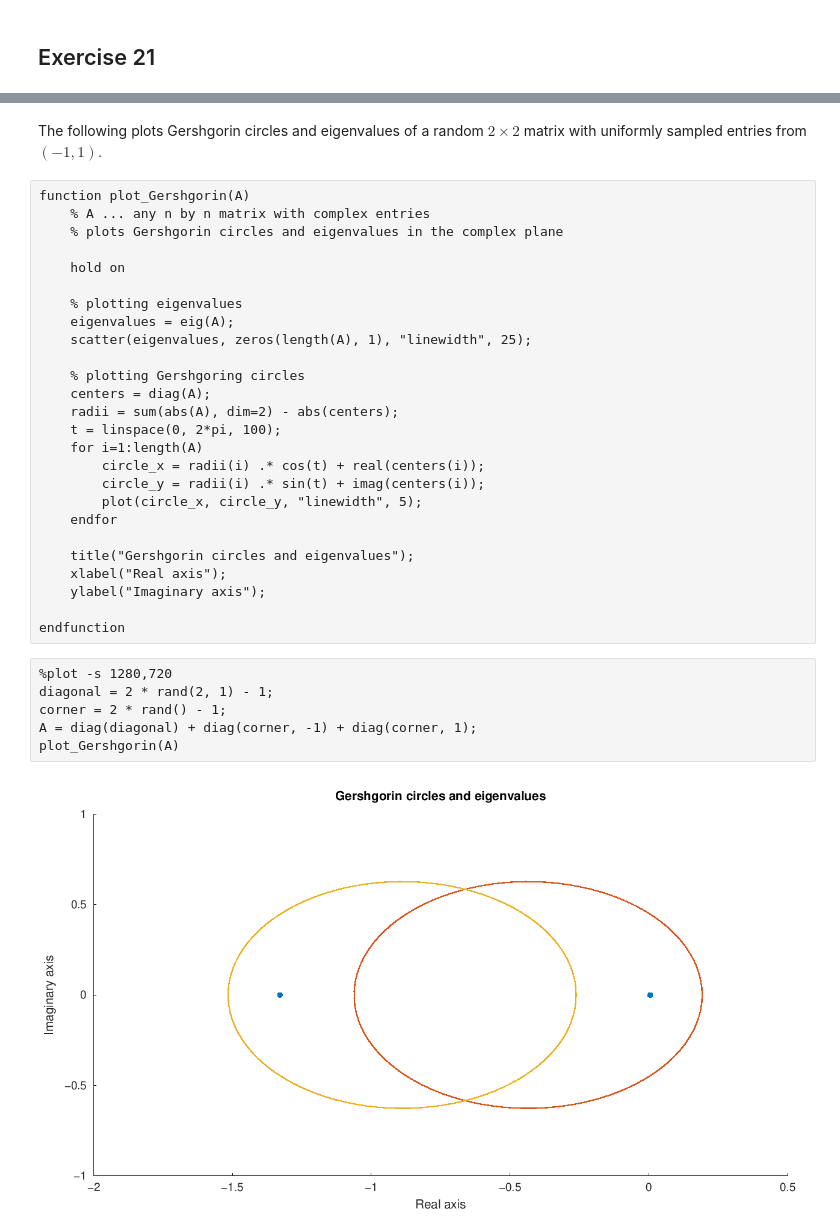
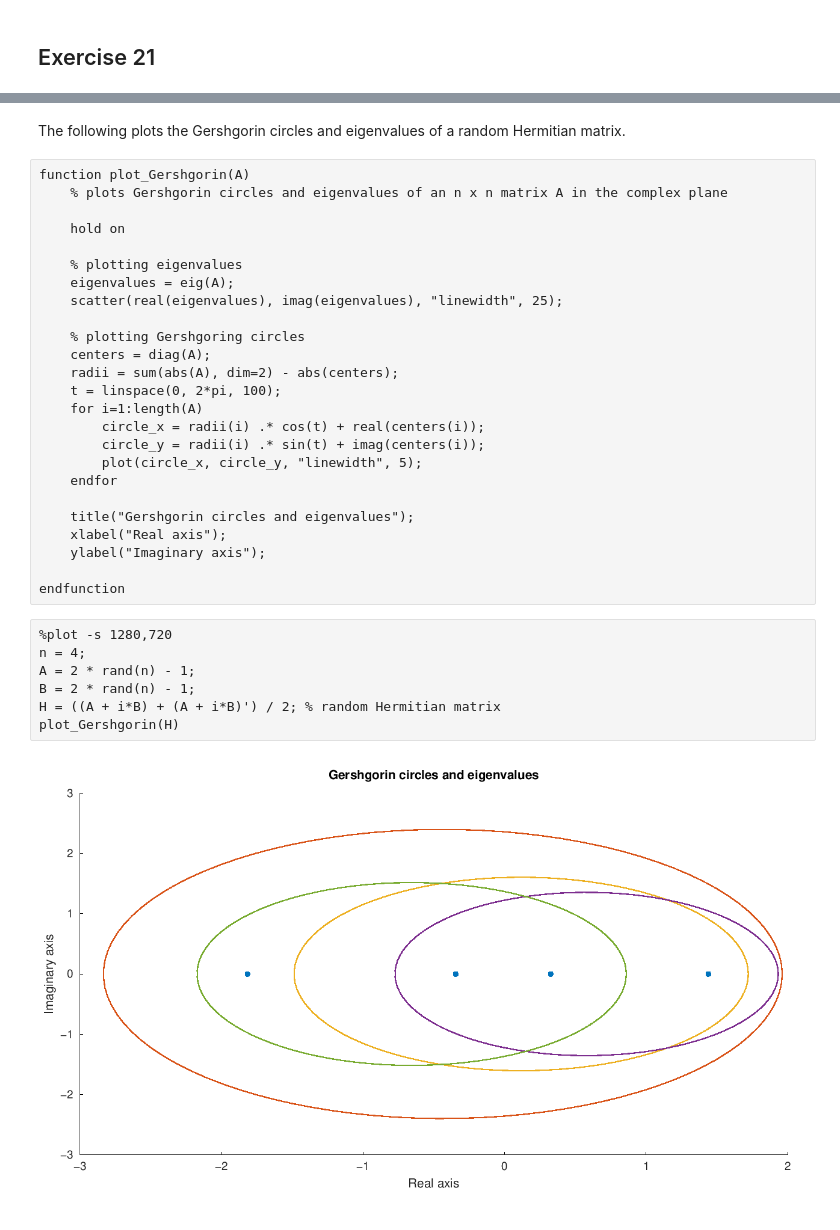
Before and after one commit to maxstollmayer/Advanced-Numerical-Analysis-Course, a Jupyter notebook: exercise21.ipynb, the cells around one changed output, grey strips where cells are left out. Saved outputs shown, nothing was run; the diff lists cells and outputs as text.

```diff
--- a/exercise21.ipynb
+++ b/exercise21.ipynb
@@ -15,15 +16,14 @@ $\Rightarrow \lambda_1 \in C_1$ and $\lambda_2 \in C_2.$
 # %% [markdown]
-The following plots Gershgorin circles and eigenvalues of a random $2 \times 2$ matrix with uniformly sampled entries from $(-1, 1).$
+The following plots the Gershgorin circles and eigenvalues of a random Hermitian matrix.
 # %%
 function plot_Gershgorin(A)
-    % A ... any n by n matrix with complex entries
-    % plots Gershgorin circles and eigenvalues in the complex plane
+    % plots Gershgorin circles and eigenvalues of an n x n matrix A in the complex plane
 
     hold on
 
     % plotting eigenvalues
     eigenvalues = eig(A);
-    scatter(eigenvalues, zeros(length(A), 1), "linewidth", 25);
+    scatter(real(eigenvalues), imag(eigenvalues), "linewidth", 25);
 
     % plotting Gershgoring circles
     centers = diag(A);
@@ -42,9 +42,10 @@ function plot_Gershgorin(A)
 endfunction
 # %%
 %plot -s 1280,720
-diagonal = 2 * rand(2, 1) - 1;
-corner = 2 * rand() - 1;
-A = diag(diagonal) + diag(corner, -1) + diag(corner, 1);
-plot_Gershgorin(A)
+n = 4;
+A = 2 * rand(n) - 1;
+B = 2 * rand(n) - 1;
+H = ((A + i*B) + (A + i*B)') / 2; % random Hermitian matrix
+plot_Gershgorin(H)
 # %% [output]
-[figure, old version]
+[figure, new version]
```
Also changed, not shown: parts of 10 cells of this notebook, 10 other files.
